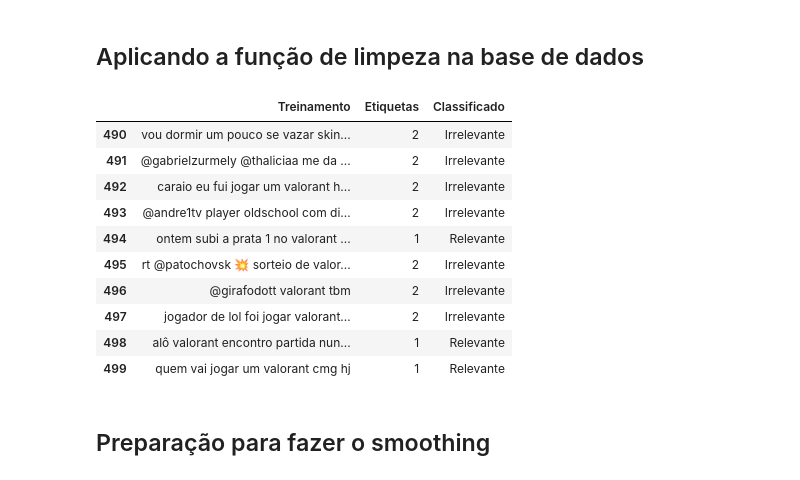
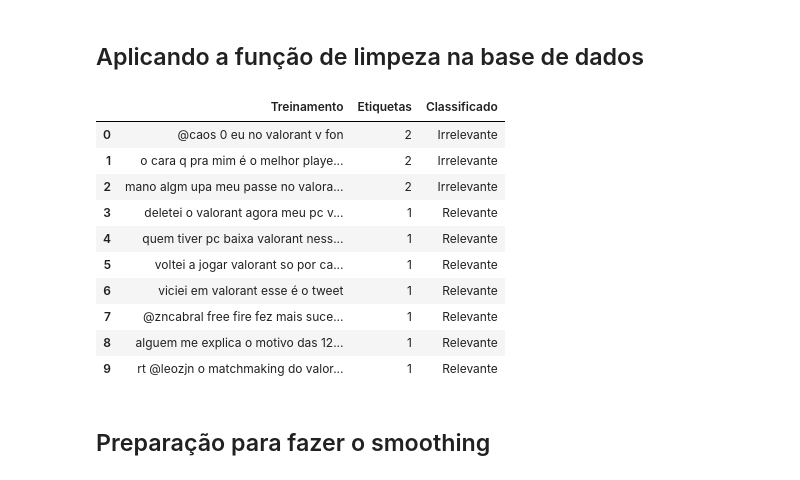
Before and after one commit to wilgnerl/Projeto1-Cdados, a Jupyter notebook: Oficial/Projeto 1 - Cdados Oficial.ipynb, the cells around one changed output. Cells and saved outputs as stored; diff of their text form; code cells hidden in the pictures.

```diff
--- a/Oficial/Projeto 1 - Cdados Oficial.ipynb
+++ b/Oficial/Projeto 1 - Cdados Oficial.ipynb
@@ -140,19 +140,19 @@ dados['Treinamento'] = dados['Treinamento'].apply(separa_emoji)
 # %%
 # Checando se funcionou e se os emojis ainda funcionam
 pd.set_option('max_colwidth', None)
-dados.tail(10)
+dados.head(10)
 # %% [output]
 |  | Treinamento | Etiquetas | Classificado |
-| 490 | vou dormir um pouco se vazar skin... | 2 | Irrelevante |
-| 491 | @gabrielzurmely @thaliciaa me da ... | 2 | Irrelevante |
-| 492 | caraio eu fui jogar um valorant h... | 2 | Irrelevante |
-| 493 | @andre1tv player oldschool com di... | 2 | Irrelevante |
-| 494 | ontem subi a prata 1 no valorant ... | 1 | Relevante |
-| 495 | rt @patochovsk 💥 sorteio de valor... | 2 | Irrelevante |
-| 496 | @girafodott valorant tbm | 2 | Irrelevante |
-| 497 | jogador de lol foi jogar valorant... | 2 | Irrelevante |
-| 498 | alô valorant encontro partida nun... | 1 | Relevante |
-| 499 | quem vai jogar um valorant cmg hj | 1 | Relevante |
+| 0 | @caos 0 eu no valorant v fon | 2 | Irrelevante |
+| 1 | o cara q pra mim é o melhor playe... | 2 | Irrelevante |
+| 2 | mano algm upa meu passe no valora... | 2 | Irrelevante |
+| 3 | deletei o valorant agora meu pc v... | 1 | Relevante |
+| 4 | quem tiver pc baixa valorant ness... | 1 | Relevante |
+| 5 | voltei a jogar valorant so por ca... | 1 | Relevante |
+| 6 | viciei em valorant esse é o tweet | 1 | Relevante |
+| 7 | @zncabral free fire fez mais suce... | 1 | Relevante |
+| 8 | alguem me explica o motivo das 12... | 1 | Relevante |
+| 9 | rt @leozjn o matchmaking do valor... | 1 | Relevante |
 # %% [markdown]
 ## Preparação para fazer o smoothing
 # %% [markdown]
```
Also changed, not shown: parts of 21 cells of this notebook.
